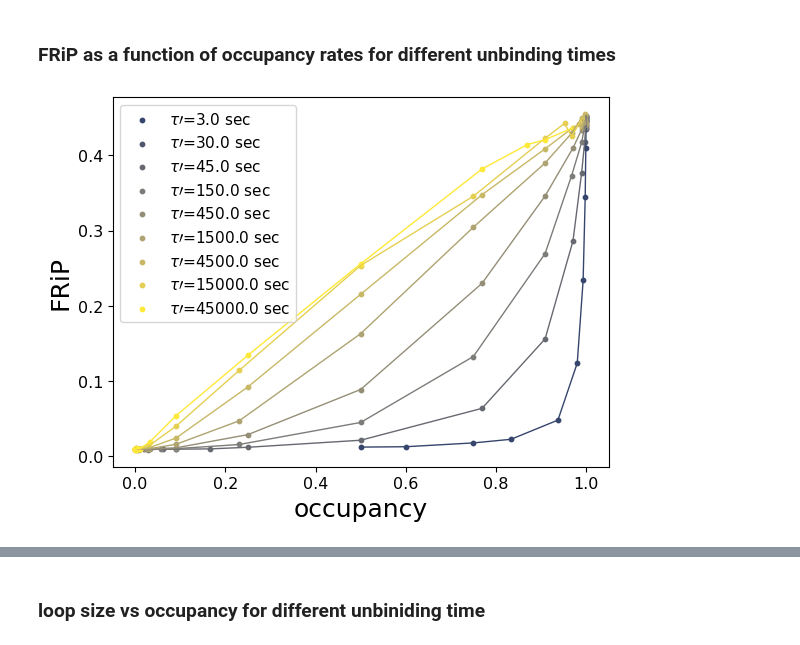
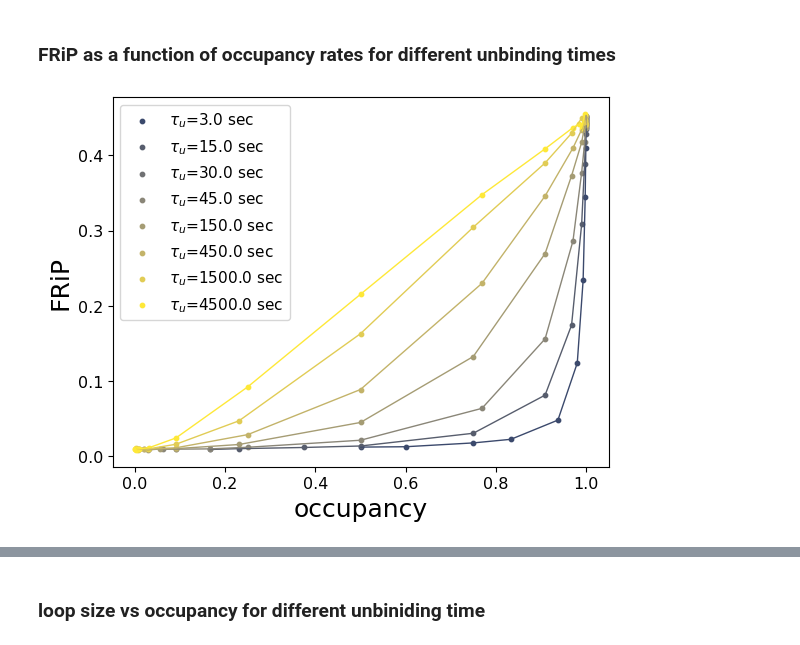
Before and after one commit to Fudenberg-Research-Group/dynamic_extrusion_boundaries, a Jupyter notebook: analysis/Analysis_for_frip.ipynb, the cells around one changed output, grey strips where cells are left out. Drawn from its saved outputs; the diff is of its cells as text; code cells hidden in the pictures.

```diff
--- a/analysis/Analysis_for_frip.ipynb
+++ b/analysis/Analysis_for_frip.ipynb
@@ -241,6 +241,14 @@ lifes, vels = [500] , [1]
 
 
 i=1
+num_plot = 10
+viridis_cmap = plt.get_cmap('cividis')
+
+# Generate an array of values from 0 to 1 to map to colors in the colormap
+values = np.linspace(0, 1, num_plot)
+
+# Get the corresponding colors from the colormap
+colors = viridis_cmap(values)
 convertor = 25*60/500
 file = pd.read_csv('../../data/fripscore_for_equilibrated.csv')
 file = file[file[' separation']==100]
@@ -253,7 +261,7 @@ unique_vel = np.unique(velocity)
 unique_clife = np.unique(clife)
 unique_cof = np.unique(cof)
 cof_val = 10
-list_cof =[ 1, 10, 15, 50, 150, 500,1500, 5000, 15000]
+list_cof =[ 1, 5,10, 15, 50, 150, 500,1500]
 for cof_val in list_cof:
     for life in lifes:
         for vel in vels:
@@ -263,10 +271,11 @@ for cof_val in list_cof:
             new_file_filtered = new_file_filtered.sort_values(' clife')
             new_clife = new_file_filtered[' clife']
             frip_score = new_file_filtered[' fripscore']
-            plt.scatter(new_clife/(new_clife+cof_val), frip_score, label = r'$\tau\prime$=%s sec'%(cof_val*convertor),linewidth=1,s=10, color = colors[i])
+            plt.scatter(new_clife/(new_clife+cof_val), frip_score, label = r'$\tau_u$=%s sec'%(cof_val*convertor),linewidth=1,s=10, color = colors[i])
             plt.plot(new_clife/(new_clife+cof_val), frip_score, linewidth=1, color = colors[i])
 
-# static plot
+
+lifes, vels = [500] , [1]
 file = pd.read_csv('../../data/fripscore_static.csv')
 frip_score = file[' fripscore']
 lifetime = file['lifetime']
@@ -285,33 +294,34 @@ for life in lifes:
         frip_score = new_file_filtered[' fripscore']
         #plt.plot(new_face, frip_score, color='blue',linestyle='--', linewidth =1, label ='static')
 
+lifes, vels = [500] , [1]
 file = pd.read_csv('../../data/fripscore_static_pause_with_number.csv')
 file = file[(file['lifetime']==500)&(file[' velocity']==1)&(file[' separation']==100)]
 seps = np.unique(file[' face'])
 frip_score = file[' fripscore']
 lifetime = file['lifetime']
 velocity = file[' velocity']
 clife = file[' clife']
 cof = file[' cof']
 face = file[' face']
 cof_val = 1
 clife_val = 10
 for life in lifes:
     for vel in vels:
         new_file_stat = file[[' face', ' fripscore']]
         new_file_filtered = new_file_stat.drop_duplicates(keep = 'first')
         new_file_filtered = new_file_filtered.sort_values(' face')
         new_face = new_file_filtered[' face']
         frip_score = new_file_filtered[' fripscore']
         #plt.plot(new_face, frip_score, color='red',linestyle='--', linewidth =1, label ='static pausing')
 #plt.legend(fontsize = 10,loc = (1.015,0.15))
 plt.xticks(fontsize=11.5)
 plt.yticks(fontsize=11.5)
 plt.legend(fontsize=11)
 
 plt.ylabel('FRiP',fontsize = 18)
 plt.xlabel(r'occupancy', fontsize = 18)
-plt.savefig('../../images/frip_for_occup.pdf',bbox_inches='tight')
+plt.savefig('../../images/frip_for_occup_tau_u.pdf',bbox_inches='tight')
 plt.show()
 # %% [output]
-[figure, old version]
+[figure, new version]
```
Also changed, not shown: parts of 6 cells of this notebook.
